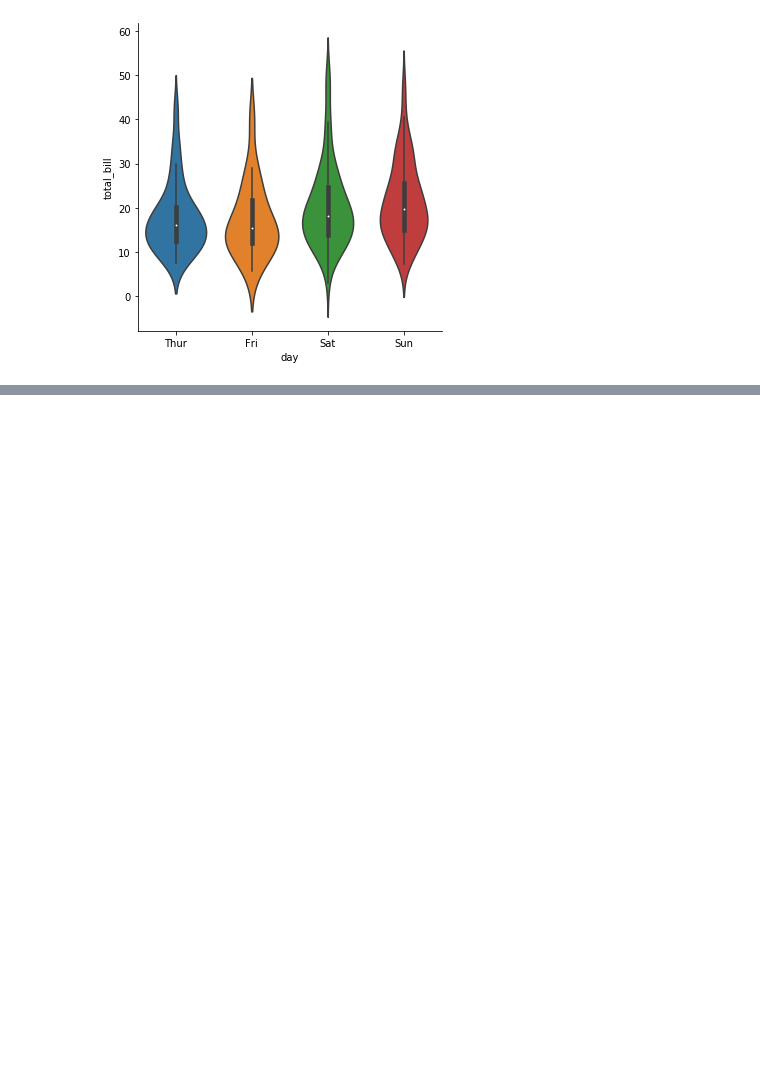
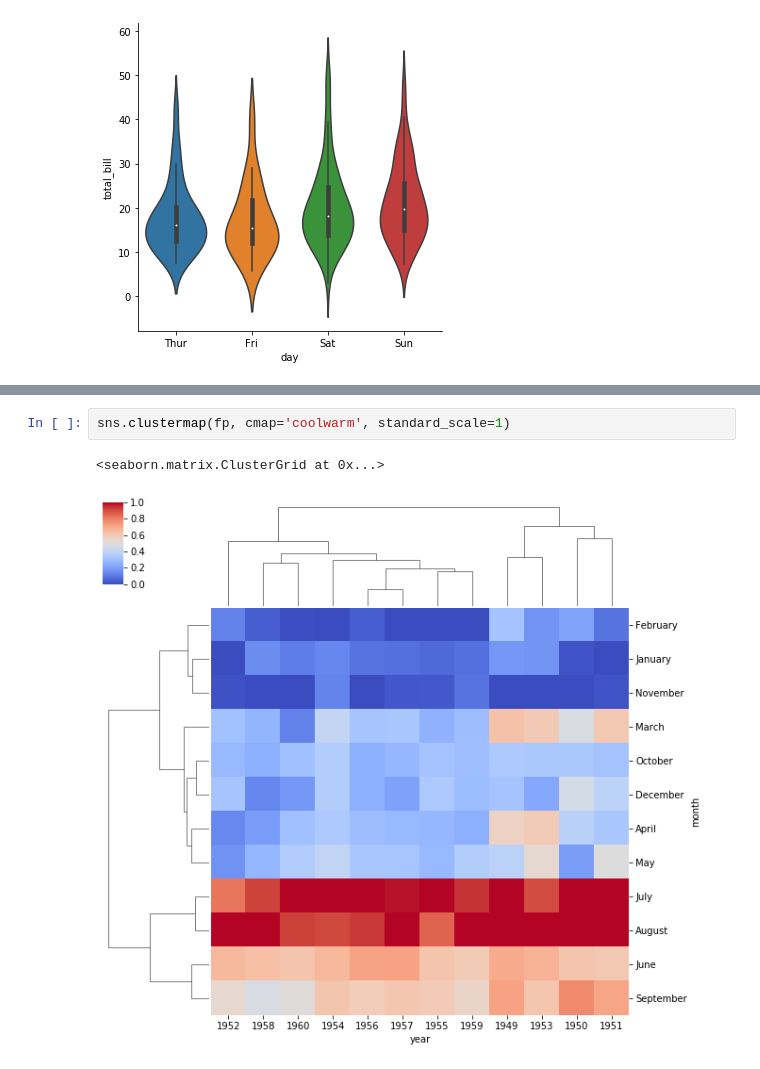
Before and after one commit to subhajitmajumder/python_program, a Jupyter notebook: me_seaborn.ipynb, the cells around one changed output, grey strips where cells are left out. Cells and saved outputs as stored; diff of their text form; blank space fills up the shorter version.

```diff
--- a/me_seaborn.ipynb
+++ b/me_seaborn.ipynb
@@ -242,0 +302,5 @@ sns.factorplot(x='day', y='total_bill', data=tips, kind='violin')
+# %%
+sns.clustermap(fp, cmap='coolwarm', standard_scale=1)
+# %% [output]
+<seaborn.matrix.ClusterGrid at 0x...>
+[figure, added]
```
Also changed, not shown: parts of 11 cells of this notebook.
